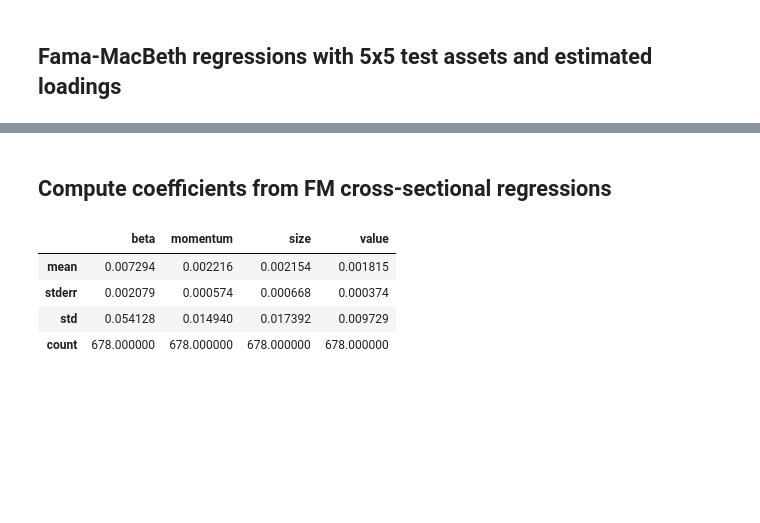
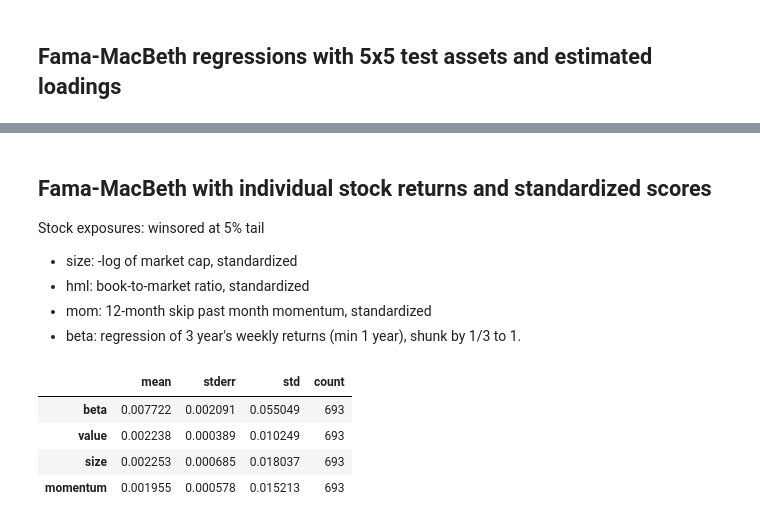
Before and after one commit to terence-lim/data-science-notebooks, a Jupyter notebook: fama_macbeth.ipynb, the cells around one changed output, grey strips where cells are left out. Drawn from its saved outputs; the diff is of its cells as text; code cells hidden in the pictures; blank space fills up the shorter version.

```diff
--- a/fama_macbeth.ipynb
+++ b/fama_macbeth.ipynb
@@ -57,0 +44,30 @@ test_assets = {asset: FamaFrenchReader(asset, start=1900, end=2099).read()
+# %%
+asset_names = ['25_Portfolios_ME_BETA_5x5',
+               '25_Portfolios_ME_VAR_5x5',
+               '25_Portfolios_ME_RESVAR_5x5',
+               '25_Portfolios_5x5']
+test_assets = {asset: FamaFrenchReader(asset, start=1900, end=2099).read()
+               for asset in asset_names}
+#for a in test_assets.values():
+#    for p in range(2):
+#        a[p].index = a[p].index.strftime('%Y%m').astype(int)
+
+mkt = FamaFrenchReader('F-F_Research_Data_Factors', start=1900, end=2099).read()
+mkt = mkt[0].rename(columns={'Mkt-RF': 'BETA'})
+#mkt.index = mkt.index.strftime('%Y%m').astype(int)
+
+# Show summary statistics of Mkt-Rf, every 25 years
+periods=[(1925, 2024), (1925, 1949), (1950, 1974), (1975, 1999), (2000, 2024)]
+df = []
+for (beg, end) in periods:
+    data = mkt[(mkt.index >= f"{beg}-01") & (mkt.index <= f"{end}-12")]['BETA']
+    df.append(DataFrame({'of months': len(data),
+                         'annual mean': 12*np.mean(data),
+                         'annual stdev': np.std(data)*np.sqrt(12),
+                         'sharpe ratio': np.mean(data)*np.sqrt(12)/np.std(data),
+                         'skewness': skew(data),
+                         'excess kurtosis': kurtosis(data, fisher=True)},
+                        index=[f"{str(data.index[0])[:4]}-" +
+                               f"{str(data.index[-1])[:4]}"]))
+show(pd.concat(df),
+     caption="Summary statistics of Mkt-RF monthly returns", **SHOW)
@@ -129,28 +202,36 @@ DataFrame({'mean': fm.mean(), 'stderr': fm.sem(),
+# %% [markdown]
+## Fama-MacBeth with individual stock returns and standardized scores
+Stock exposures: winsored at 5% tail
+- size: -log of market cap, standardized
+- hml: book-to-market ratio, standardized
+- mom: 12-month skip past month momentum, standardized
+- beta: regression of 3 year's weekly returns (min 1 year), shunk by 1/3 to 1.
 # %%
 rebalbeg=19640601
 rebalend=LAST_DATE
 rebaldates = crsp.bd.date_range(rebalbeg, rebalend, 'endmo')
 loadings = dict()
-for pordate in rebaldates:             # retrieve signal values every month
+for pordate in tqdm(rebaldates):           # retrieve signal values every month
     date = bd.june_universe(pordate)
     univ = crsp.get_universe(date)
-    cap = np.sqrt(crsp.get_cap(date)['cap'])
+    cap = np.sqrt(crsp.get_cap(date))
     smb = -np.log(cap).rename('size')
     hml = signals('hml', date, bd.endmo(date, -12))['hml'].rename('value')
-    beta = (signals('beta', pordate, bd.begmo(pordate))['beta']*2/3)+(1/3)
+    beta = signals('beta', pordate, bd.begmo(pordate))['beta']*2/3 + 1/3 #shrink
     mom = signals('mom', pordate)['mom'].rename('momentum')
     df = pd.concat((beta, hml, smb, mom),  # inner join of signals with univ
-                   join='inner', axis=1).reindex(univ.index).dropna()
-    loadings[pordate] = winsorized(df, quantiles=[0.05, 0.95])
+                   join='inner',
+                   axis=1).reindex(univ.index).dropna()
+    loadings[pordate] = winsorize(df, quantiles=[0.05, 0.95])
-# %% [markdown]
-## Compute coefficients from FM cross-sectional regressions
 # %%
+# Compute coefficients from FM cross-sectional regressions
 riskpremium = RiskPremium(user, bench, 'RF', LAST_DATE)
-riskpremium(crsp, loadings, weights=None, # FM regressions on standardized scores
+riskpremium(stocks=crsp,        # FM regressions on standardized scores
+            loadings=loadings,
             standardize=['value' ,'size', 'momentum'])
 # %% [output]
-|  | beta | momentum | size | value |
-| mean | 0.007294 | 0.002216 | 0.002154 | 0.001815 |
-| stderr | 0.002079 | 0.000574 | 0.000668 | 0.000374 |
-| std | 0.054128 | 0.014940 | 0.017392 | 0.009729 |
-| count | 678.000000 | 678.000000 | 678.000000 | 678.000000 |
+|  | mean | stderr | std | count |
+| beta | 0.007722 | 0.002091 | 0.055049 | 693 |
+| value | 0.002238 | 0.000389 | 0.010249 | 693 |
+| size | 0.002253 | 0.000685 | 0.018037 | 693 |
+| momentum | 0.001955 | 0.000578 | 0.015213 | 693 |
```
Also changed, not shown: parts of 23 cells of this notebook, 3 other files.
